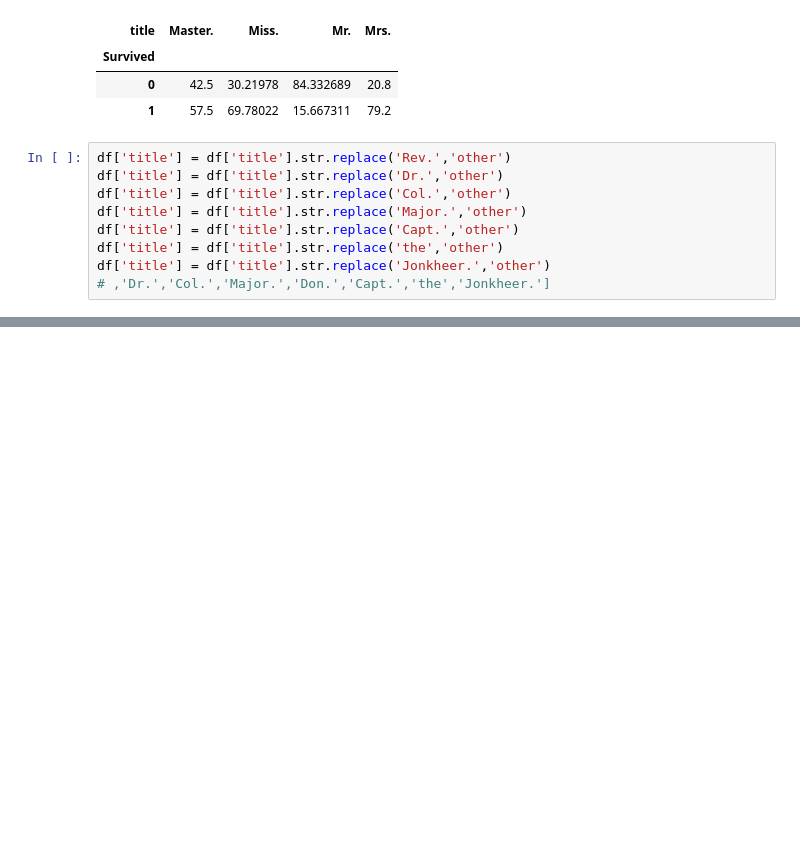
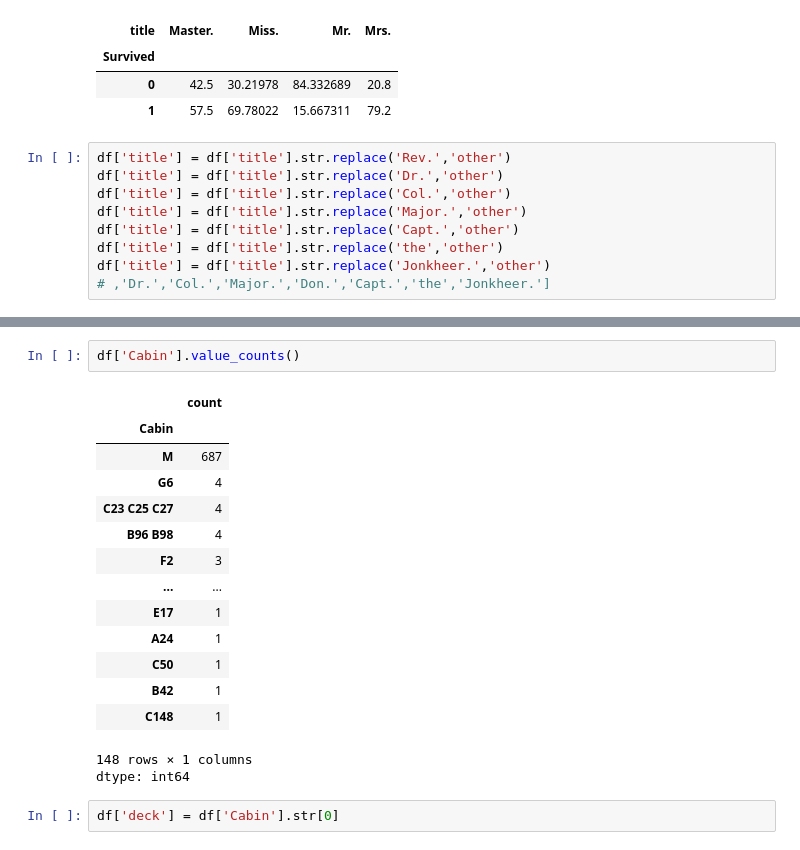
Before and after one commit to GitTanish/DataAnalysis, a Jupyter notebook: eda1.ipynb, the cells around one changed output, grey strips where cells are left out. Drawn from its saved outputs; the diff is of its cells as text; blank space fills up the shorter version.

```diff
--- a/eda1.ipynb
+++ b/eda1.ipynb
@@ -462,0 +476,20 @@ df['title'] = df['title'].str.replace('Jonkheer.','other')
+# %%
+df['Cabin'].value_counts()
+# %% [output]
+|  | count |
+| Cabin |  |
+| M | 687 |
+| G6 | 4 |
+| C23 C25 C27 | 4 |
+| B96 B98 | 4 |
+| F2 | 3 |
+| ... | ... |
+| E17 | 1 |
+| A24 | 1 |
+| C50 | 1 |
+| B42 | 1 |
+| C148 | 1 |
+148 rows × 1 columns
+dtype: int64
+# %%
+df['deck'] = df['Cabin'].str[0]
```
Also changed, not shown: parts of 6 cells of this notebook.
